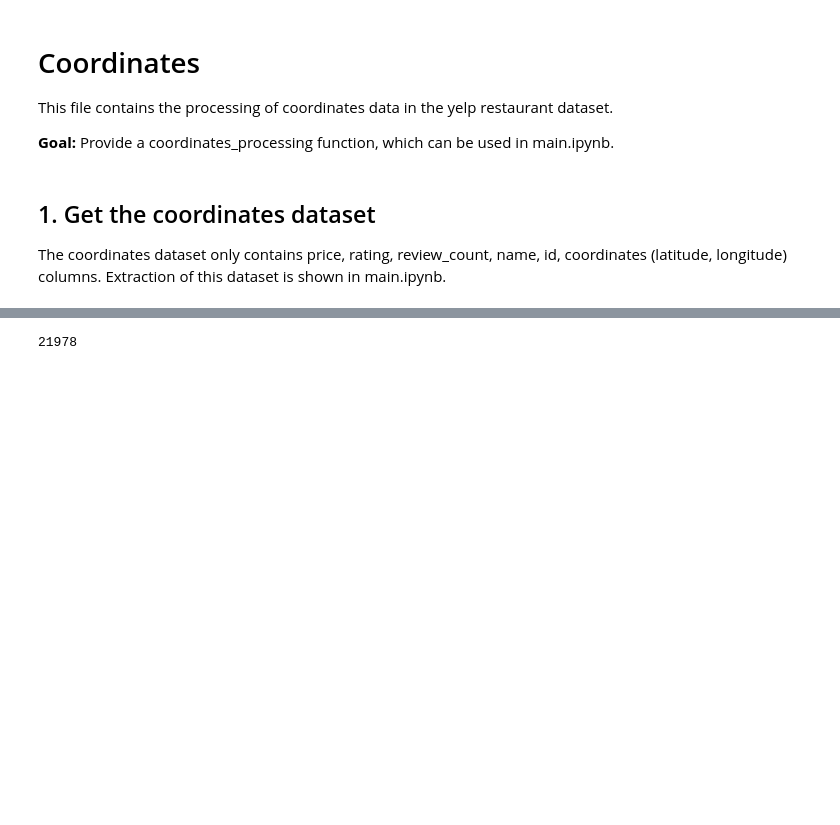
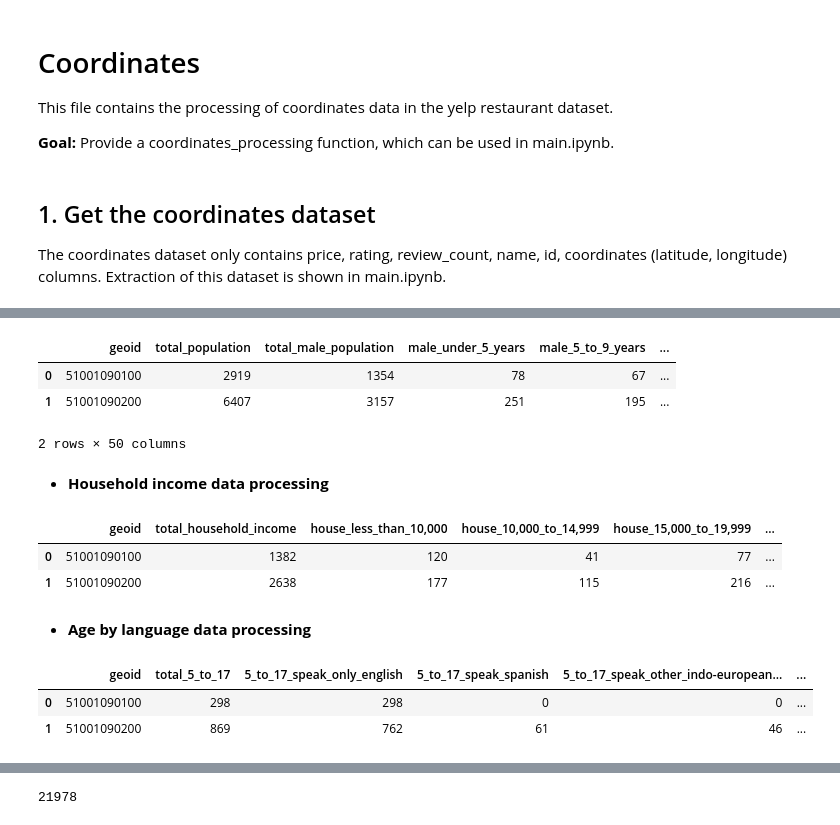
Before and after one commit to Enihsuns/Restaurant-Price-in-Virginia, a Jupyter notebook: FeatureProcessing/Coordinates.ipynb, the cells around one changed output, grey strips where cells are left out. Drawn from its saved outputs; the diff is of its cells as text; code cells hidden in the pictures; blank space fills up the shorter version.

```diff
--- a/FeatureProcessing/Coordinates.ipynb
+++ b/FeatureProcessing/Coordinates.ipynb
@@ -31,0 +113,7 @@ data.shape: (5119, 7)
+# %%
+sex_by_age_df.head(2)
+# %% [output]
+|  | geoid | total_population | total_male_population | male_under_5_years | male_5_to_9_years | ... |
+| 0 | 51001090100 | 2919 | 1354 | 78 | 67 | ... |
+| 1 | 51001090200 | 6407 | 3157 | 251 | 195 | ... |
+2 rows × 50 columns
@@ -31,0 +123,2 @@ data.shape: (5119, 7)
+# %% [markdown]
+- **Household income data processing**
@@ -31,0 +161,6 @@ data.shape: (5119, 7)
+# %%
+household_df.head(2)
+# %% [output]
+|  | geoid | total_household_income | house_less_than_10,000 | house_10,000_to_14,999 | house_15,000_to_19,999 | ... |
+| 0 | 51001090100 | 1382 | 120 | 41 | 77 | ... |
+| 1 | 51001090200 | 2638 | 177 | 115 | 216 | ... |
@@ -31,0 +170,2 @@ data.shape: (5119, 7)
+# %% [markdown]
+- **Age by language data processing**
@@ -31,0 +215,6 @@ data.shape: (5119, 7)
+# %%
+language_df.head(2)
+# %% [output]
+|  | geoid | total_5_to_17 | 5_to_17_speak_only_english | 5_to_17_speak_spanish | 5_to_17_speak_other_indo-european... | ... |
+| 0 | 51001090100 | 298 | 298 | 0 | 0 | ... |
+| 1 | 51001090200 | 869 | 762 | 61 | 46 | ... |
```
Also changed, not shown: parts of 24 cells of this notebook, 9 other files.
